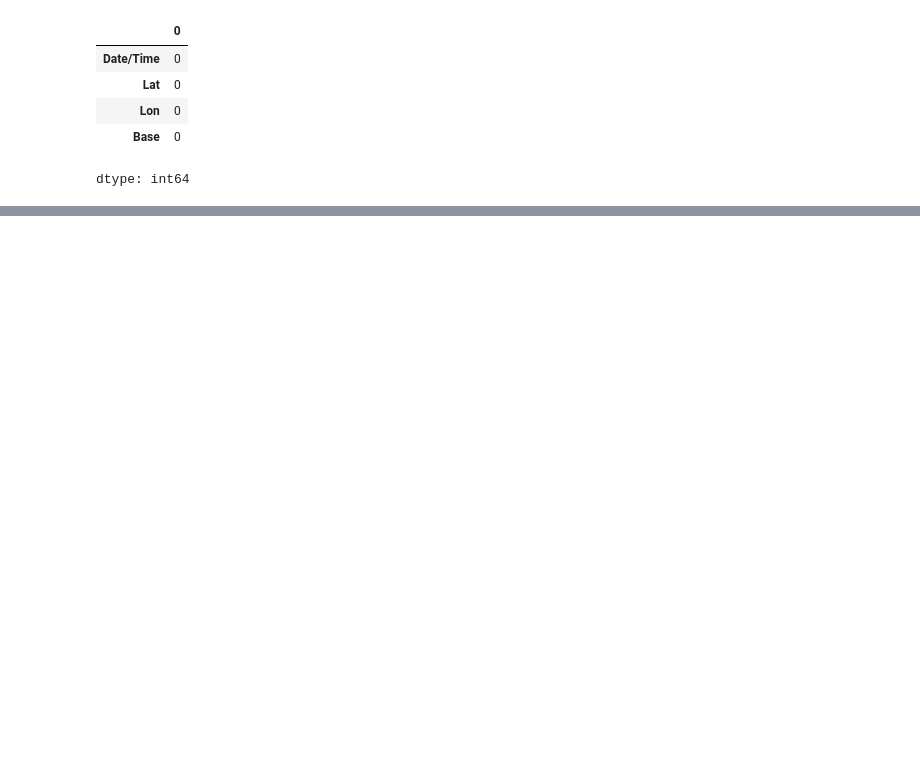
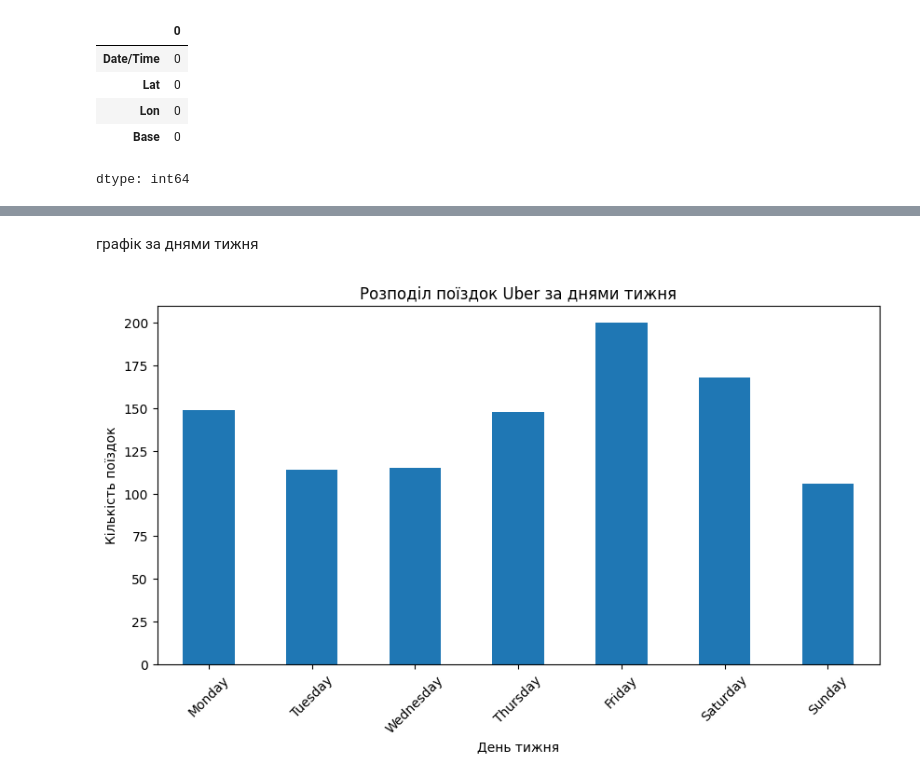
Before and after one commit to pavlenkosasha/MillionaireAPI, a Jupyter notebook: Uber_Pickups_in_New_York_City_PAVLENKO.ipynb, the cells around one changed output, grey strips where cells are left out. Saved outputs shown, nothing was run; the diff lists cells and outputs as text; code cells hidden in the pictures; blank space fills up the shorter version.

```diff
--- a/Uber_Pickups_in_New_York_City_PAVLENKO.ipynb
+++ b/Uber_Pickups_in_New_York_City_PAVLENKO.ipynb
@@ -180,0 +204,17 @@ plt.show()
+# %% [markdown]
+графік за днями тижня
+# %%
+df["DayOfWeek"].value_counts().reindex(
+    ["Monday", "Tuesday", "Wednesday", "Thursday", "Friday", "Saturday", "Sunday"]
+).plot(
+    kind="bar",
+    figsize=(10, 5)
+)
+
+plt.title("Розподіл поїздок Uber за днями тижня")
+plt.xlabel("День тижня")
+plt.ylabel("Кількість поїздок")
+plt.xticks(rotation=45)
+plt.show()
+# %% [output]
+[figure, added]
```
Also changed, not shown: parts of 42 cells of this notebook.
